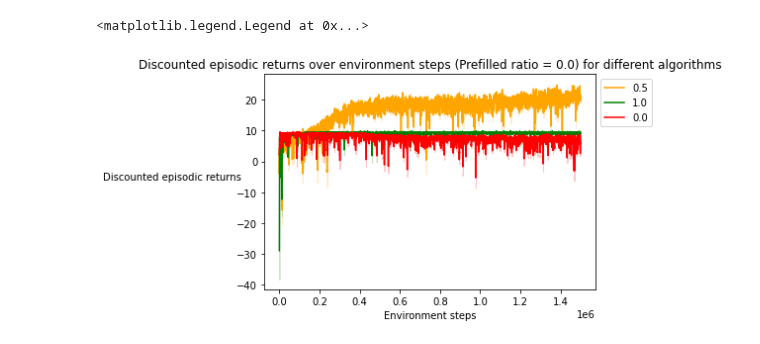
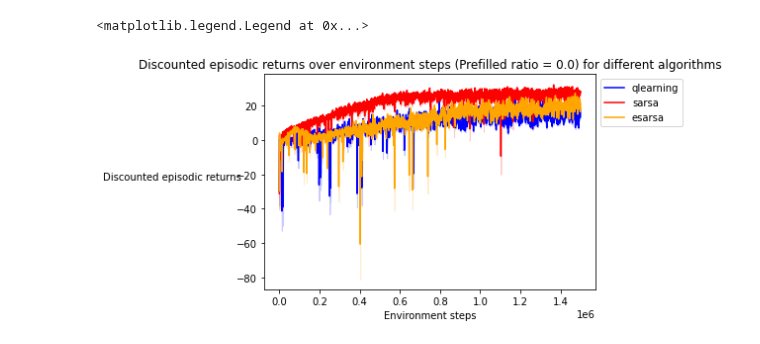
Before and after one commit to taodav/aux-inputs, a Jupyter notebook: analysis/plot_results_r_lstm.ipynb, the cells around one changed output. Cells and saved outputs as stored; diff of their text form; code cells hidden in the pictures.

```diff
--- a/analysis/plot_results_r_lstm.ipynb
+++ b/analysis/plot_results_r_lstm.ipynb
@@ -257,50 +219,38 @@ rxg_grouped_obs_init = group_by(rxg_data, key)
 # %%
-rg_obs_init_max_overs = {}
-for obs_init, d in rg_grouped_obs_init.items():
-    rg_obs_init_max_overs[obs_init] = get_eps_max_over(d, eps_max_over=100)
-
-rxg_obs_init_max_overs = {}
-for obs_init, d in rxg_grouped_obs_init.items():
-    rxg_obs_init_max_overs[obs_init] = get_eps_max_over(d, eps_max_over=100)
+rpg_algo_max_overs = {}
+for algo, d in rpg_grouped_alg.items():
+    rpg_algo_max_overs[algo] = get_eps_max_over(d, eps_max_over=100)
 # %%
-rg_obs_init_maxes = {}
-for obs_init, d in rg_obs_init_max_overs.items():
-    rg_obs_init_maxes[obs_init] = sorted(d, key=lambda x : x[1], reverse=True)[0]
-
-rxg_obs_init_maxes = {}
-for obs_init, d in rxg_obs_init_max_overs.items():
-    rxg_obs_init_maxes[obs_init] = sorted(d, key=lambda x : x[1], reverse=True)[0]
+rpg_algo_maxes = {}
+for algo, d in rpg_algo_max_overs.items():
+    rpg_algo_maxes[algo] = sorted(d, key=lambda x : x[1], reverse=True)[0]
 # %%
-mapped_rg_obs_init_data = {}
-for obs_init, (hparams, _) in rg_obs_init_maxes.items():
-    mapped_rg_obs_init_data[obs_init] = map_dis_rew_to_steps(rg_grouped_obs_init[obs_init][hparams], trunc=trunc)
-
-mapped_rxg_obs_init_data = {}
-for obs_init, (hparams, _) in rxg_obs_init_maxes.items():
-    mapped_rxg_obs_init_data[obs_init] = map_dis_rew_to_steps(rxg_grouped_obs_init[obs_init][hparams], trunc=trunc)
+mapped_rpg_algo_data = {}
+for alg, (hparams, _) in rpg_algo_maxes.items():
+    mapped_rpg_algo_data[alg] = map_dis_rew_to_steps(rpg_grouped_alg[alg][hparams], trunc=trunc)
 # %%
 plot_params = {
-    0.: {'color': 'red'},
-    0.5: {'color': 'orange'},
-    1.0: {'color': 'green'}
-}
+    'esarsa': {'color': 'orange'},
+    'qlearning': {'color': 'blue'},
+    'sarsa': {'color': 'red'}
+              }
 # %%
-x_alg = np.arange(mapped_rg_obs_init_data[0.5].shape[1])
+x_alg = np.arange(mapped_rpg_algo_data['sarsa'].shape[1])
 alg_fig, alg_ax = plt.figure(), plt.axes()
 
 
-for key, data in mapped_rg_obs_init_data.items():
+for key, data in mapped_rpg_algo_data.items():
     means = data.mean(axis=0)
     std_err = data.std(axis=0) / data.shape[0]
 
     alg_ax.plot(x_alg, means, label=key, color=plot_params[key]['color'])
     plt.fill_between(x_alg, means - std_err, means + std_err,
                          color=plot_params[key]['color'], alpha=0.2)
 
 alg_ax.set_xlabel('Environment steps')
 alg_ax.set_ylabel(f"Discounted episodic returns", rotation=0, labelpad=65)
 alg_ax.set_title(f'Discounted episodic returns over environment steps (Prefilled ratio = 0.0) for different algorithms')
 plt.legend(bbox_to_anchor=(1.00, 1), loc='upper left')
 # %% [output]
 <matplotlib.legend.Legend at 0x...>
-[figure, old version]
+[figure, new version]
```
Also changed, not shown: parts of 19 cells of this notebook, 4 other files.
